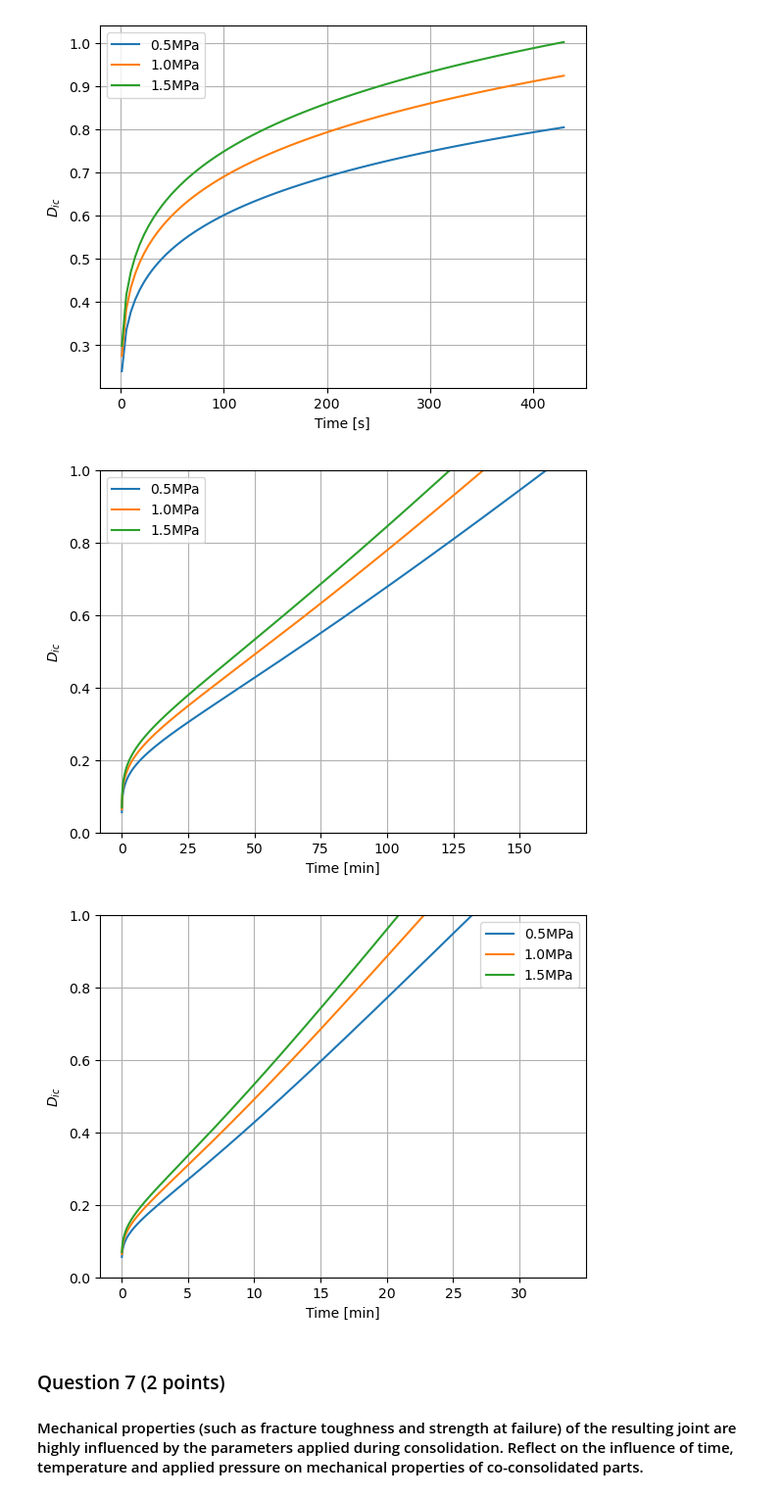
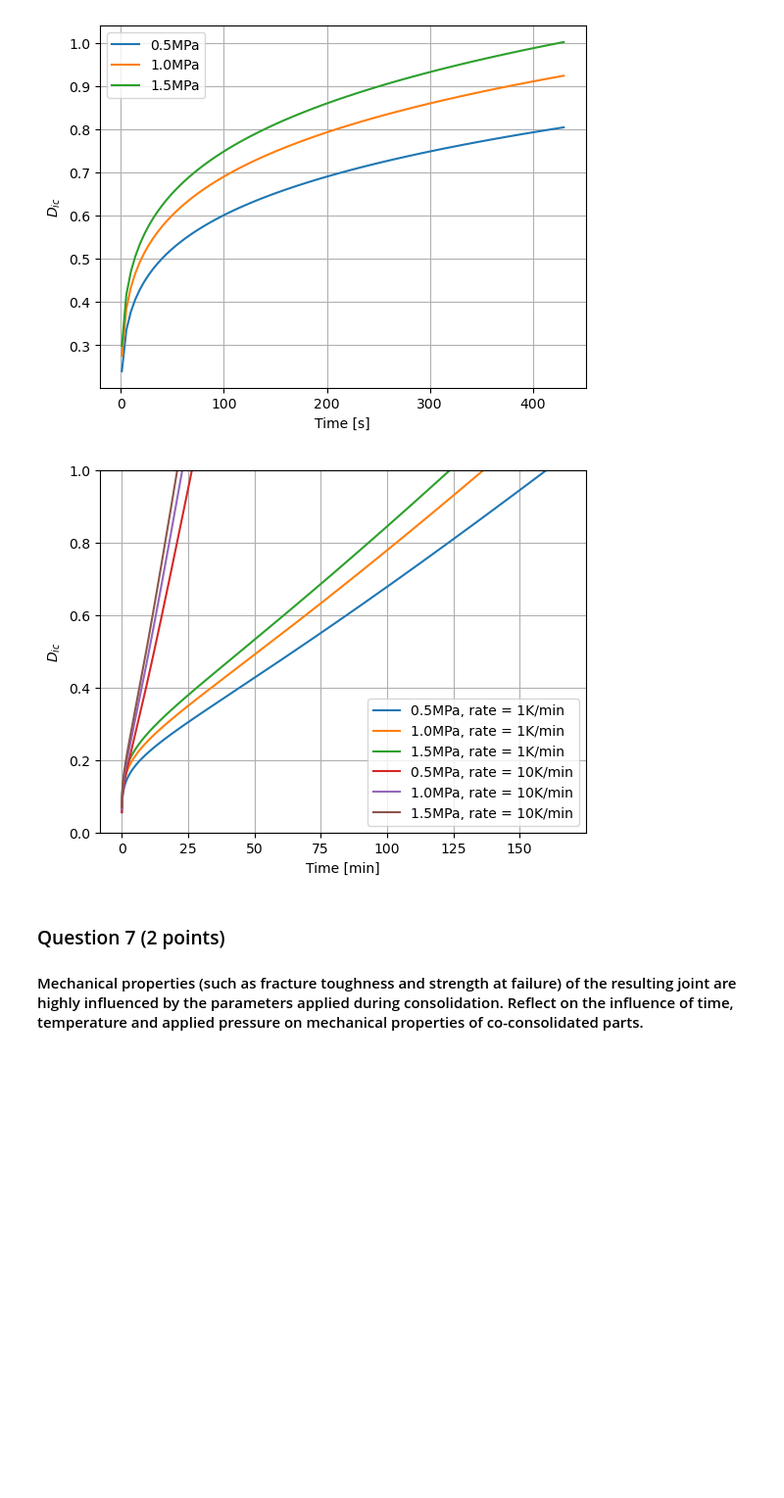
Before and after one commit to arthurstreebgreebling/PCM, a Jupyter notebook: A3 Joining/Joining.ipynb, the cells around one changed output. Shown at 98% size. Saved outputs shown, nothing was run; the diff lists cells and outputs as text; code cells hidden in the pictures; blank space fills up the shorter version.

```diff
--- a/A3 Joining/Joining.ipynb
+++ b/A3 Joining/Joining.ipynb
@@ -36,7 +36,7 @@ $d$ = adhesive thickness
 ### Klein model ###
 def tau_klein(x, tau_m, lu, GKl, E1, t1, E2, t2, d):
     omega = np.sqrt(GKl*(E1*t1+E2*t2)*lu**2 / (E1*t1*E2*t2*d))
-    beta = np.sqrt(GKl*(E2*t2-E1*t1)*lu**2 / (E1*t1*(GKl*lu**2+E2*t2*d)))
+    beta = (GKl*(E2*t2-E1*t1)*lu**2) / (E1*t1*(GKl*lu**2+E2*t2*d))
     return omega * tau_m / ((beta+2)*(np.cosh(omega)-1)) * (np.sinh(omega*(1-x/lu)) + (beta+1)*np.sinh(omega*x/lu))
 # %%
 ### Volkersen model ###
@@ -248,43 +282,42 @@ D_ic for pressure of 1.5MPa, at 300C applied for 430.0 sec is 1.0020
 # %%
 T_start, T_stop, rate = 20+T0, 250+T0, 1 # [K], [K], [K/min]
 
 for p in ps:
     #time = (T_stop-T_start)/rate*60
     #ts = np.linspace(1,time,100)
     ts = np.linspace(1,10000, 10000)
     D = []
     for t in ts:
         D.append(D_ic(p,t,A,B,Rc,T_start,T_stop,rate))
-    plt.plot(ts/60, D, label=f'{p/1e6}MPa')
+    plt.plot(ts/60, D, label=f'{p/1e6}MPa, rate = {rate}K/min')
 
-plt.legend()
-plt.grid()
-plt.ylim(0,1)
-plt.xlabel('Time [min]')
-plt.ylabel('$D_{ic}$')
-plt.show()
+#plt.legend()
+#plt.grid()
+#plt.ylim(0,1)
+#plt.xlabel('Time [min]')
+#plt.ylabel('$D_{ic}$')
+#plt.show()
 
 T_start, T_stop, rate = 20+T0, 350+T0, 10 # [K], [K], [K/min]
 for p in ps:
     #time = (T_stop-T_start)/rate*60
     #ts = np.linspace(1,time,100)
     ts = np.linspace(1,2000, 1000)
     D = []
     for t in ts:
         D.append(D_ic(p,t,A,B,Rc,T_start,T_stop,rate))
-    plt.plot(ts/60, D, label=f'{p/1e6}MPa')
+    plt.plot(ts/60, D, label=f'{p/1e6}MPa, rate = {rate}K/min')
 
 plt.legend()
 plt.grid()
 plt.ylim(0,1)
 plt.xlabel('Time [min]')
 plt.ylabel('$D_{ic}$')
 plt.show()
 
 # these lines looked sort of weird to me, like why are they do straight?
 # %% [output]
-[figure, old version]
+[figure, new version]
-[figure, removed]
 # %% [markdown]
 ### Question 7 (2 points)
 
```
Also changed, not shown: parts of 4 cells of this notebook.
